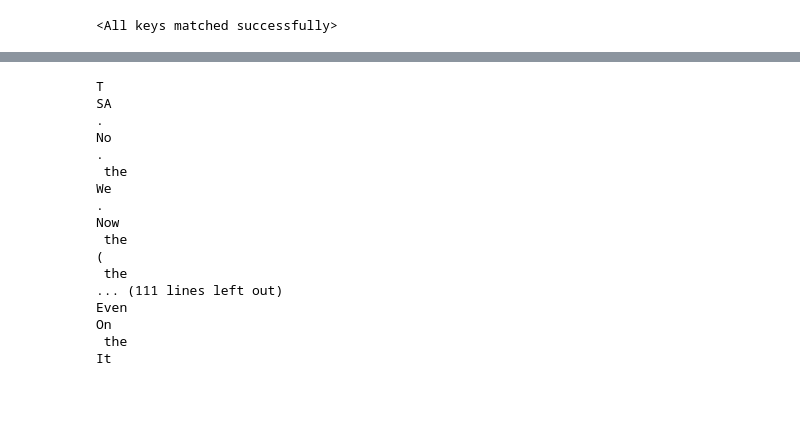
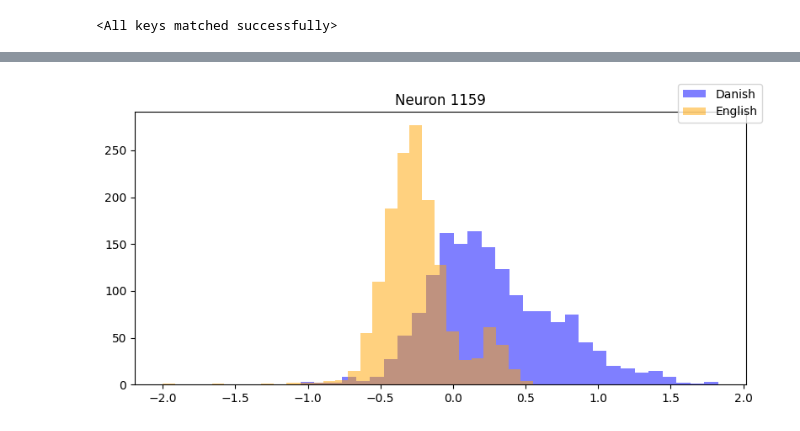
Before and after one commit to MarkusSibbesen/mechinterp_research_project, a Jupyter notebook: analyzing_sparse_autoencoders.ipynb, the cells around one changed output, grey strips where cells are left out. Drawn from its saved outputs; the diff is of its cells as text; code cells hidden in the pictures; blank space fills up the shorter version.

Commit message:
visualisation functions

```diff
--- a/analyzing_sparse_autoencoders.ipynb
+++ b/analyzing_sparse_autoencoders.ipynb
@@ -62,7 +59,7 @@ dataset = TextClassificationDataset.from_tsv(data_path)
 hidden_acts_outfolder = 'results/sparse_autoencoder_activations'
 # %%
 expansion_factor = 4
-k = 20
+k = int(np.sqrt(input_size * expansion_factor))
 
 meta_data = {
     'input_size': input_size,
@@ -72,7 +69,7 @@ meta_data = {
 
 sae = SAE_topk(meta_data=meta_data)
 
-sae.load_state_dict(torch.load(f'models/sparse_autoencoders/pythia-14m/topk{k}/{hookpoint}.pt', weights_only=True))
+sae.load_state_dict(torch.load(f'models/sparse_autoencoders/pythia-14m/topk{k}/{hookpoint}.pt', weights_only=True, map_location=torch.device('cpu')))
 # %% [output]
 <All keys matched successfully>
 # %%
@@ -206,32 +191,26 @@ for token, acts in zip(en_tokens, en_preacts):
-# %%
-for token, acts in zip(en_tokens, en_preacts):
-    if acts[398] > threshold:
-        print(tokenizer.convert_ids_to_tokens(token).
-              replace('Ġ', ' ').
-              replace('Ã¥', 'å').
-              replace('Ã¦', 'æ').
-              replace('Ã¸', 'ø'))
-# %% [output]
-T
-SA
-.
-No
-.
- the
-We
-.
-Now
- the
-(
- the
-... (111 lines left out)
-Even
-On
- the
-It
+# %%
+# for identifying neurons overrepresented in one language
+
+data_path = 'data/split/tedtalks_test.tsv'
+dataset = TextClassificationDataset.from_tsv(data_path)
+
+da_acts, da_preacts, da_tokens, en_acts, en_preacts, en_tokens = get_biling_acts(dataset, model, tokenizer, stop_after=100)
+
+
+# for checking those neurons
+
+data_path = 'data/parallel/ELRC_2923.tmx'
+dataset = TextClassificationDataset.from_tmx(data_path, 'da', 'en')
+
+da_acts2, da_preacts2, da_tokens2, en_acts2, en_preacts2, en_tokens2 = get_biling_acts(dataset, model, tokenizer, stop_after=100)
 # %%
+# getting overrepresented neurons
+
 avg_da = sum(da_acts) / len(da_acts)
 avg_en = sum(en_acts) / len(en_acts)
 
-avg_word_init_da = sum(da_word_init_acts) / len(da_word_init_acts)
-avg_word_init_en = sum(en_word_init_acts) / len(en_word_init_acts)
+max_diff_neuron = torch.argmax(avg_da - avg_en).item()
+# %%
+plot_difference_by_neuron(da_preacts, en_preacts, max_diff_neuron)
+# %% [output]
+[figure, added]
```
Also changed, not shown: parts of 17 cells of this notebook.
